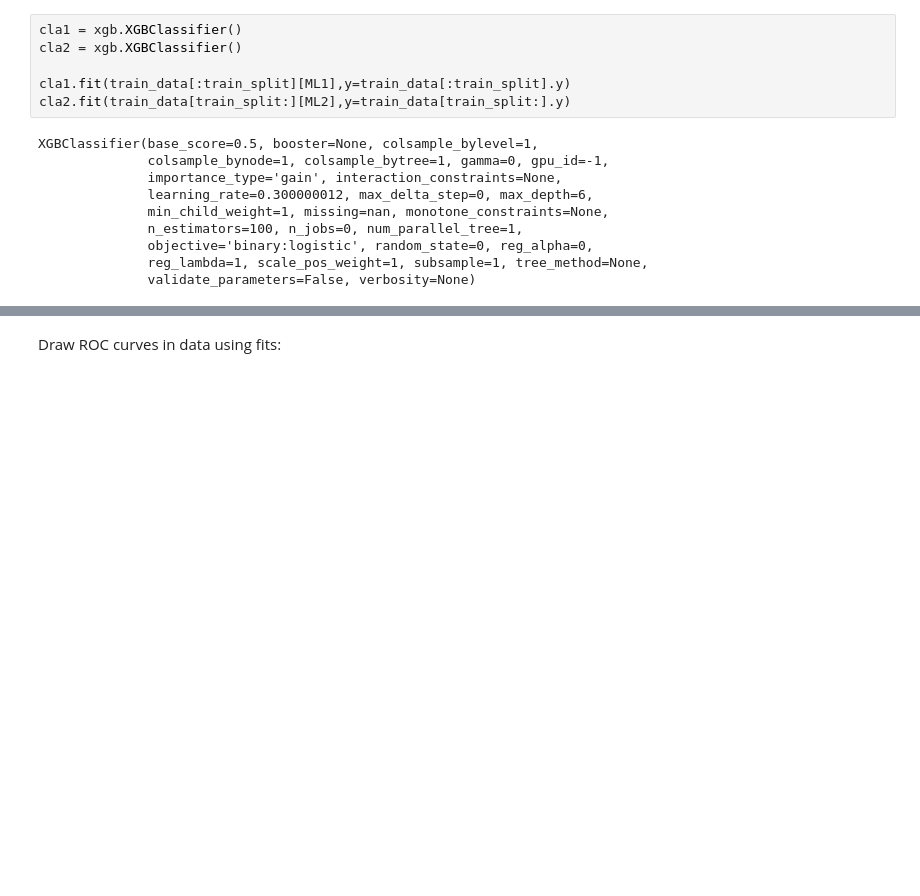
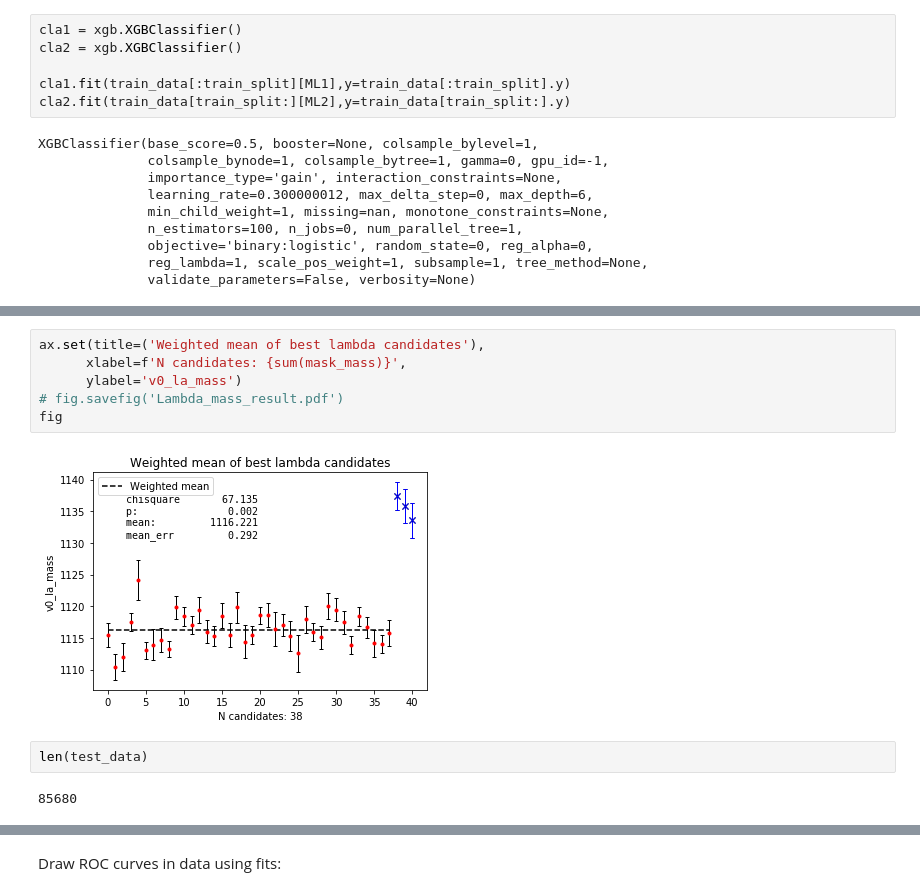
Before and after one commit to Vinther901/PUK, a Jupyter notebook: Lambda_results.ipynb, the cells around one changed output, grey strips where cells are left out. Saved outputs shown, nothing was run; the diff lists cells and outputs as text; blank space fills up the shorter version.

Commit message:
Final results

```diff
--- a/Lambda_results.ipynb
+++ b/Lambda_results.ipynb
@@ -61,0 +105,12 @@ XGBClassifier(base_score=0.5, booster=None, colsample_bylevel=1,
+# %%
+ax.set(title=('Weighted mean of best lambda candidates'),
+      xlabel=f'N candidates: {sum(mask_mass)}',
+      ylabel='v0_la_mass')
+# fig.savefig('Lambda_mass_result.pdf')
+fig
+# %% [output]
+[figure, added]
+# %%
+len(test_data)
+# %% [output]
+85680
```
Also changed, not shown: parts of 7 cells of this notebook, 3 other files.
